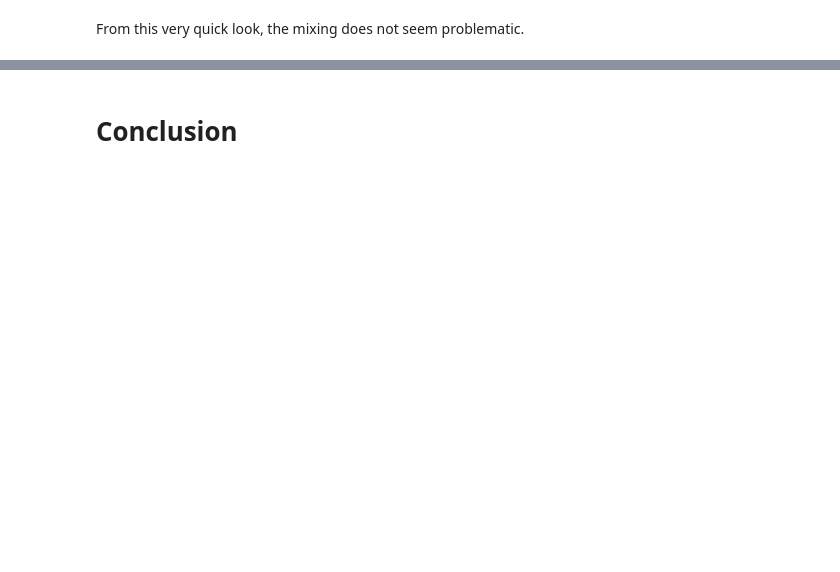
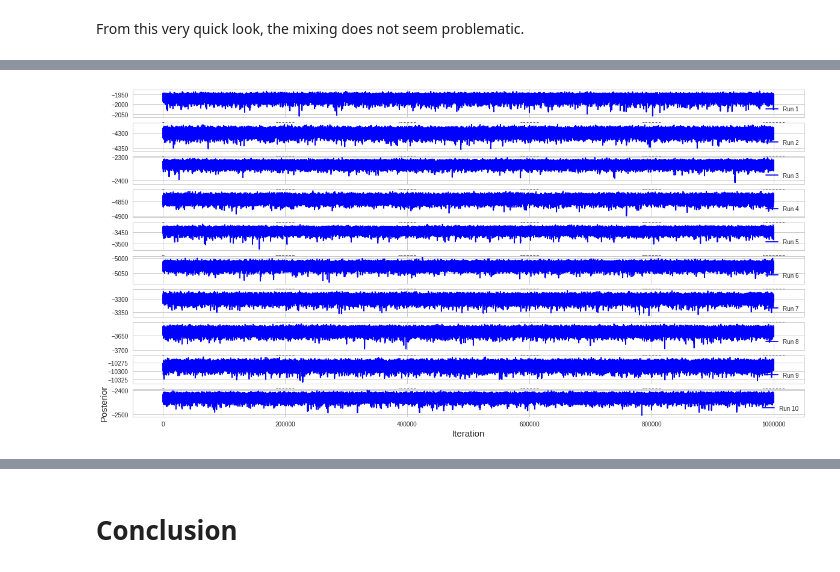
Before and after one commit to Boussau/Notebooks, a Jupyter notebook: Notebooks/Analysis of constraints vs calibrations.ipynb, the cells around one changed output, grey strips where cells are left out. Cells and saved outputs as stored; diff of their text form; code cells hidden in the pictures; blank space fills up the shorter version.

Commit message:
Update on notebook constraints vs calibrations: now we have runs will all constraints enforced.

```diff
--- a/Notebooks/Analysis of constraints vs calibrations.ipynb
+++ b/Notebooks/Analysis of constraints vs calibrations.ipynb
@@ -840,0 +866,48 @@ From this very quick look, the mixing does not seem problematic.
+# %%
+d1=pd.read_csv ("output/tree_1_all_constraints.log", sep="\t")
+d1.describe()
+d2=pd.read_csv ("output/tree_2_all_constraints.log", sep="\t")
+d3=pd.read_csv ("output/tree_3_all_constraints.log", sep="\t")
+d4=pd.read_csv ("output/tree_4_all_constraints.log", sep="\t")
+d5=pd.read_csv ("output/tree_5_all_constraints.log", sep="\t")
+d6=pd.read_csv ("output/tree_6_all_constraints.log", sep="\t")
+d7=pd.read_csv ("output/tree_7_all_constraints.log", sep="\t")
+d8=pd.read_csv ("output/tree_8_all_constraints.log", sep="\t")
+d9=pd.read_csv ("output/tree_9_all_constraints.log", sep="\t")
+d10=pd.read_csv ("output/tree_10_all_constraints.log", sep="\t")
+# %%
+%matplotlib inline
+
+fig, ax = plt.subplots(10, figsize=(20, 10))
+p1, = ax[0].plot(d1['Iteration'], d1['Posterior'], 'b-')
+p2, = ax[1].plot(d1['Iteration'], d2['Posterior'], 'b-')
+p3, = ax[2].plot(d1['Iteration'], d3['Posterior'], 'b-')
+p4, = ax[3].plot(d1['Iteration'], d4['Posterior'], 'b-')
+p5, = ax[4].plot(d1['Iteration'], d5['Posterior'], 'b-')
+p6, = ax[5].plot(d1['Iteration'], d6['Posterior'], 'b-')
+p7, = ax[6].plot(d1['Iteration'], d7['Posterior'], 'b-')
+p8, = ax[7].plot(d1['Iteration'], d8['Posterior'], 'b-')
+p9, = ax[8].plot(d1['Iteration'], d9['Posterior'], 'b-')
+p10, = ax[9].plot(d1['Iteration'], d10['Posterior'], 'b-')
+
+#cal, = ax[1].plot(d2['Iteration'], d2['Posterior'], 'g-')
+#con, = ax[2].plot(d3['Iteration'], d3['Posterior'], 'r-')
+
+ax[0].legend([p1], ['Run 1'], loc='lower right')
+ax[1].legend([p2], ['Run 2'], loc='lower right')
+ax[2].legend([p3], ['Run 3'], loc='lower right')
+ax[3].legend([p4], ['Run 4'], loc='lower right')
+ax[4].legend([p5], ['Run 5'], loc='lower right')
+ax[5].legend([p6], ['Run 6'], loc='lower right')
+ax[6].legend([p7], ['Run 7'], loc='lower right')
+ax[7].legend([p8], ['Run 8'], loc='lower right')
+ax[8].legend([p9], ['Run 9'], loc='lower right')
+ax[9].legend([p10], ['Run 10'], loc='lower right')
+
+#ax[1].legend([cal], ['Run 2'], loc='lower right')
+#ax[2].legend([con], ['Run 3'], loc='lower right')
+
+plt.xlabel("Iteration", fontsize=15)
+plt.ylabel("Posterior", fontsize=15);
+# %% [output]
+[figure, added]
```
Also changed, not shown: parts of 52 cells of this notebook.
